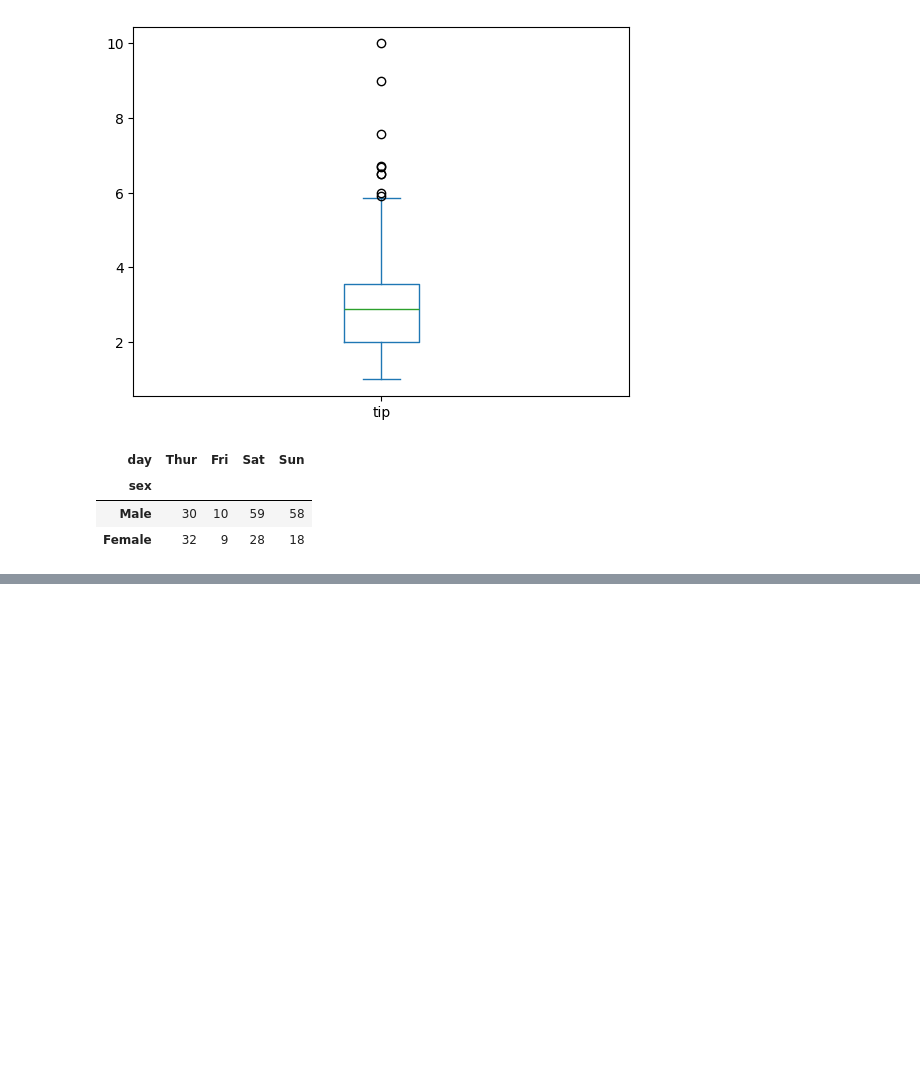
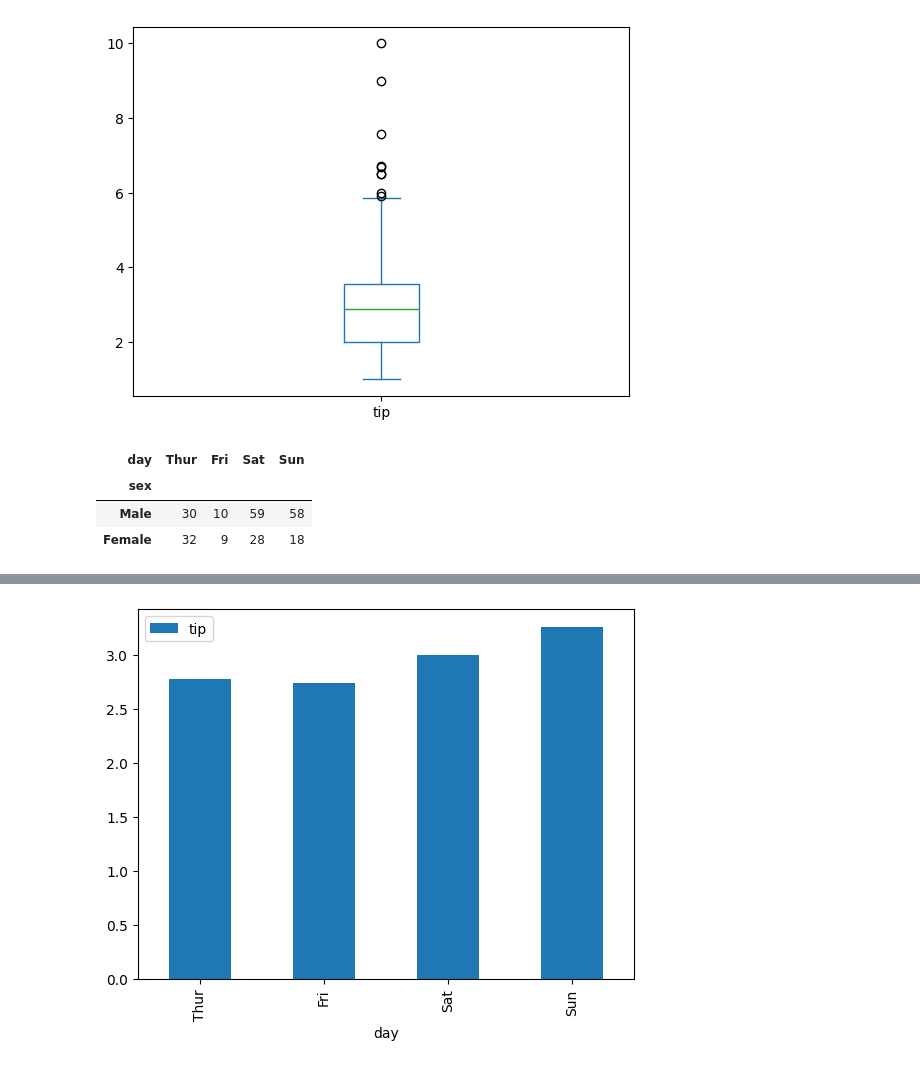
Before and after one commit to rogerloop/03_Especialitzacio, a Jupyter notebook: Sprint_11_ Visualització_Dades_Python_PowerBI/Practicas/2026-05-27_Graficos_Joan.ipynb, the cells around one changed output, grey strips where cells are left out. Cells and saved outputs as stored; diff of their text form; code cells hidden in the pictures; blank space fills up the shorter version.

```diff
--- a/Sprint_11_ Visualització_Dades_Python_PowerBI/Practicas/2026-05-27_Graficos_Joan.ipynb
+++ b/Sprint_11_ Visualització_Dades_Python_PowerBI/Practicas/2026-05-27_Graficos_Joan.ipynb
@@ -106,0 +124,4 @@ pd.crosstab(df['sex'], df['day']).transpose().plot.bar()
+# %%
+df.groupby("day")[['tip']].mean().plot.bar();
+# %% [output]
+[figure, added]
```
Also changed, not shown: parts of 7 cells of this notebook.
